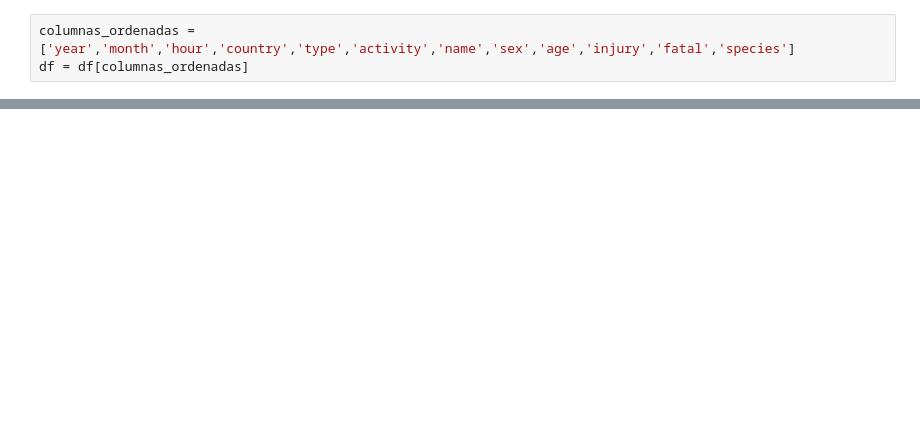
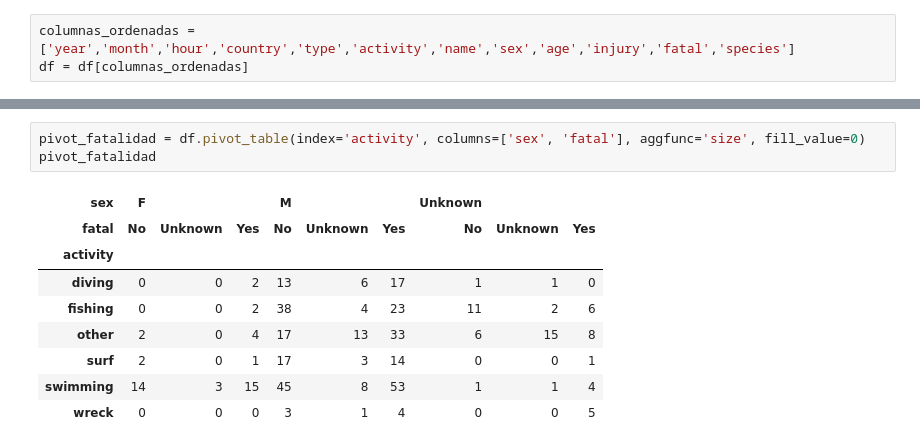
Before and after one commit to BorjaMendi/shark_attacks, a Jupyter notebook: tiburones.ipynb, the cells around one changed output, grey strips where cells are left out. Drawn from its saved outputs; the diff is of its cells as text; blank space fills up the shorter version.

```diff
--- a/tiburones.ipynb
+++ b/tiburones.ipynb
@@ -626,0 +789,13 @@ df.shape
+# %%
+pivot_fatalidad = df.pivot_table(index='activity', columns=['sex', 'fatal'], aggfunc='size', fill_value=0)
+pivot_fatalidad
+# %% [output]
+| sex | F |  |  | M |  |  | Unknown |  |  |
+| fatal | No | Unknown | Yes | No | Unknown | Yes | No | Unknown | Yes |
+| activity |  |  |  |  |  |  |  |  |  |
+| diving | 0 | 0 | 2 | 13 | 6 | 17 | 1 | 1 | 0 |
+| fishing | 0 | 0 | 2 | 38 | 4 | 23 | 11 | 2 | 6 |
+| other | 2 | 0 | 4 | 17 | 13 | 33 | 6 | 15 | 8 |
+| surf | 2 | 0 | 1 | 17 | 3 | 14 | 0 | 0 | 1 |
+| swimming | 14 | 3 | 15 | 45 | 8 | 53 | 1 | 1 | 4 |
+| wreck | 0 | 0 | 0 | 3 | 1 | 4 | 0 | 0 | 5 |
```
Also changed, not shown: parts of 47 cells of this notebook, 1 other file.
